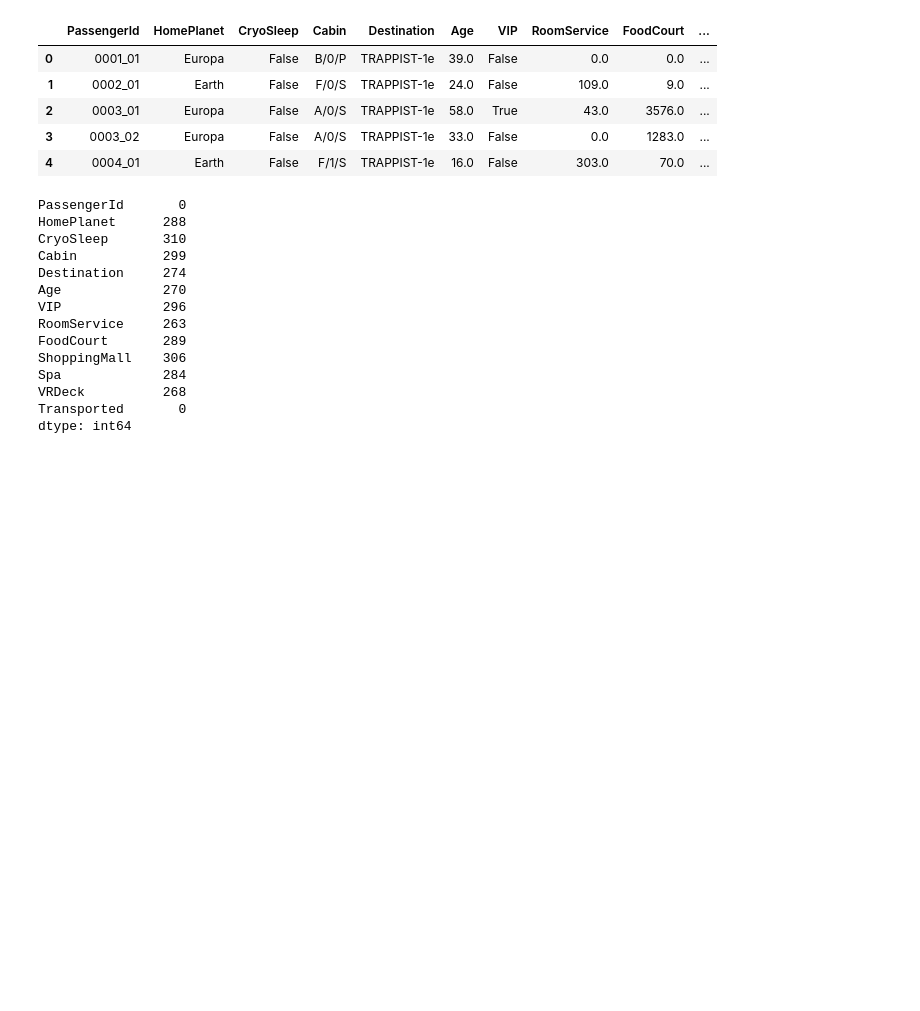
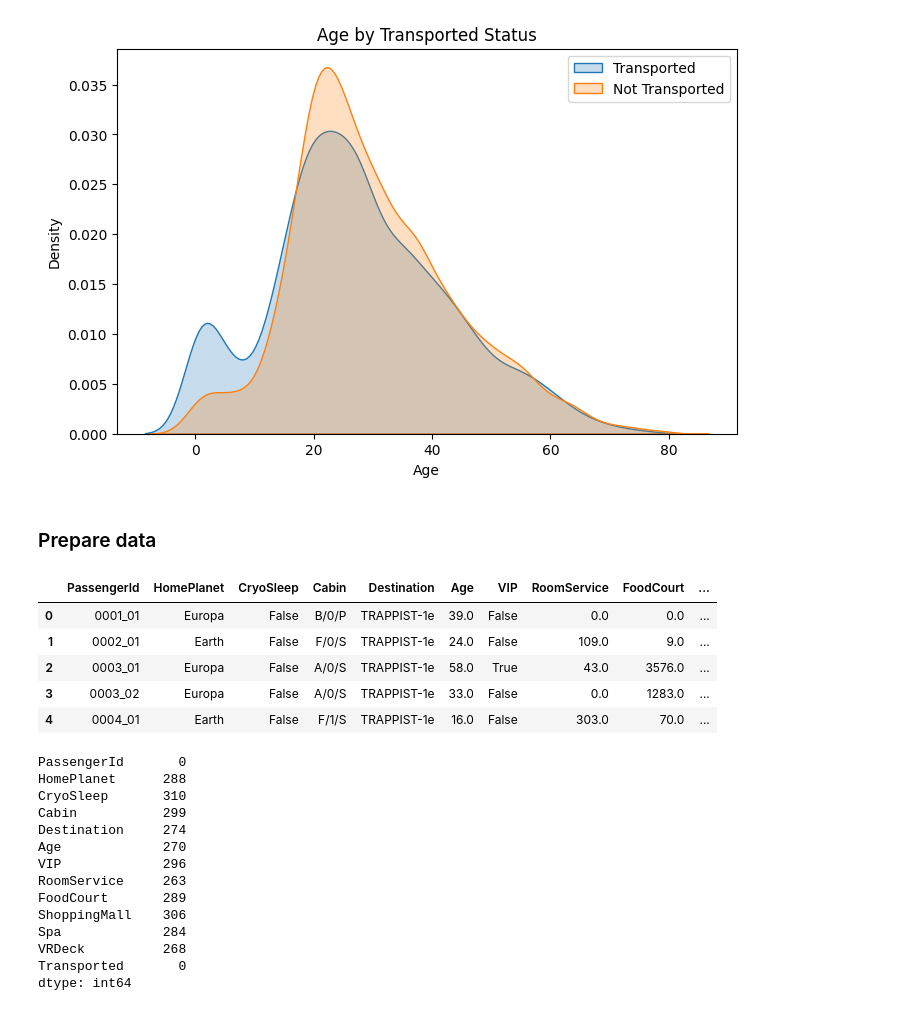
Before and after one commit to JQK1806/spaceship-titanic, a Jupyter notebook: main.ipynb, the cells around one changed output. Cells and saved outputs as stored; diff of their text form; code cells hidden in the pictures; blank space fills up the shorter version.

```diff
--- a/main.ipynb
+++ b/main.ipynb
@@ -12,3 +43,16 @@ df_test['Transported'] = False
+# %%
+# Transported by Age
+plt.figure(figsize=(8,5))
+sns.kdeplot(df_train[df_train['Transported']==True]['Age'], fill=True, label='Transported')
+sns.kdeplot(df_train[df_train['Transported']==False]['Age'], fill=True, label='Not Transported')
+plt.title('Age by Transported Status')
+plt.xlabel('Age')
+plt.legend()
+plt.show()
+# %% [output]
+[figure, added]
+# %% [markdown]
+### Prepare data
 # %%
 # Concat and check
 df = pd.concat([df_train, df_test], sort=False)
```
Also changed, not shown: parts of 6 cells of this notebook.
